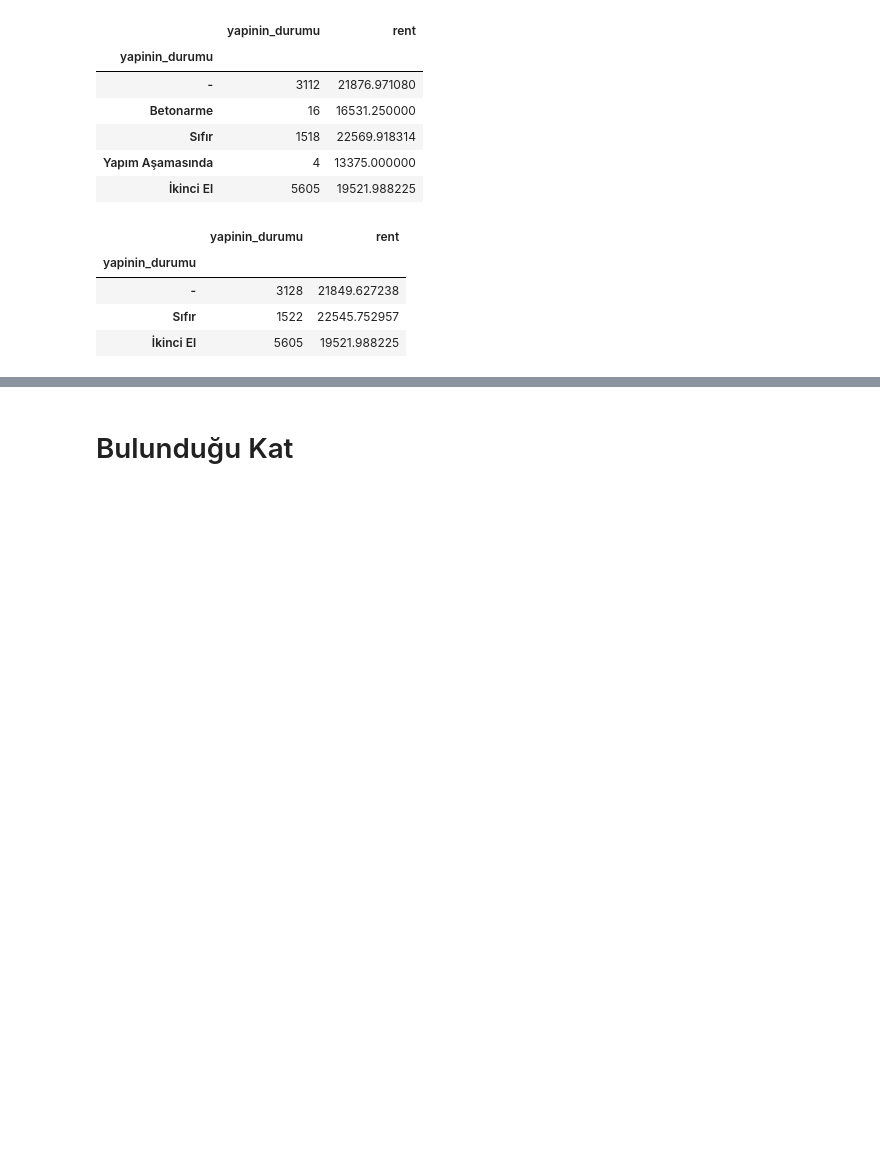
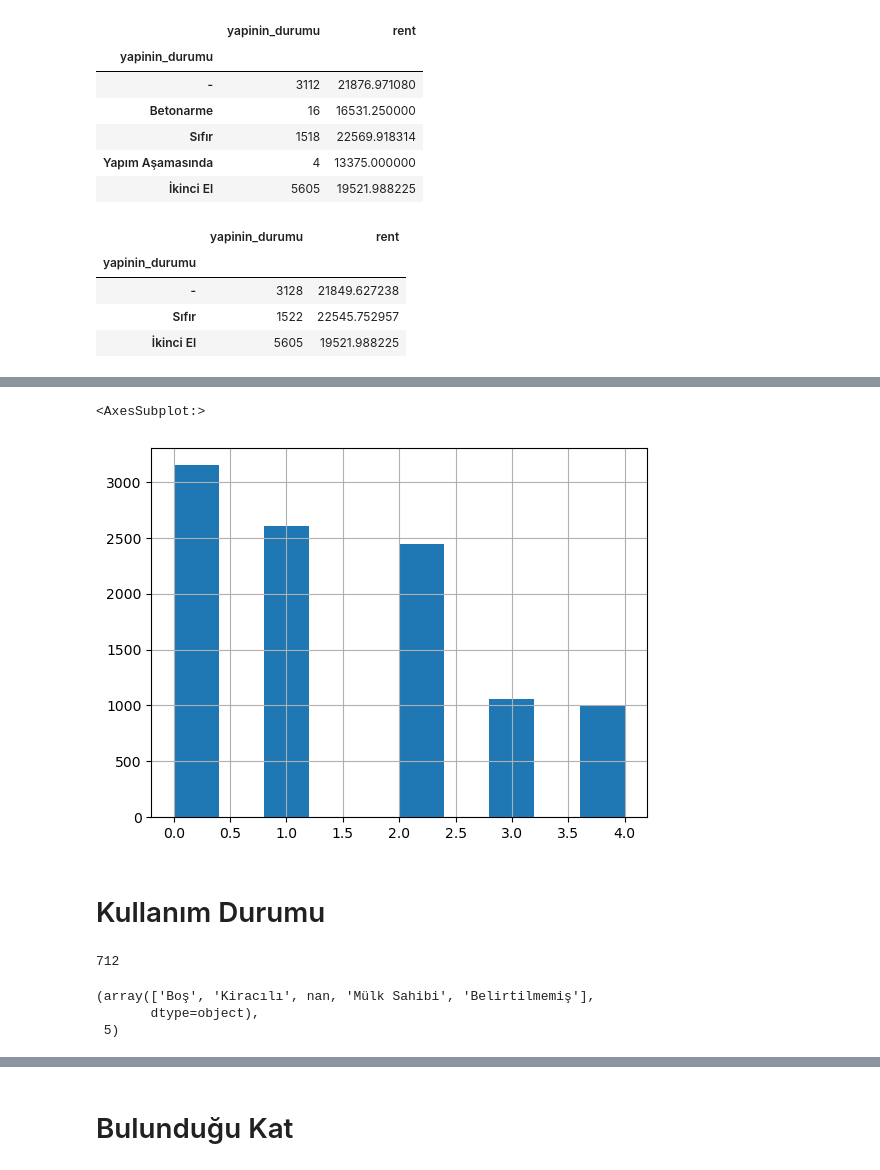
Before and after one commit to utkuboyar/istanbul_house_rent_prediction, a Jupyter notebook: EDA_regular.ipynb, the cells around one changed output, grey strips where cells are left out. Drawn from its saved outputs; the diff is of its cells as text; code cells hidden in the pictures; blank space fills up the shorter version.

```diff
--- a/EDA_regular.ipynb
+++ b/EDA_regular.ipynb
@@ -1019,0 +1056,3 @@ df.rename(columns={'yakit_tipi':'count', 'rent':'mean_rent'})
+# %%
+df['binned_yakit_tipi'] = df['yakit_tipi'].map(categories_map)
+df[['yakit_tipi', 'binned_yakit_tipi']]
@@ -1019,0 +1079,18 @@ df.rename(columns={'yakit_tipi':'count', 'rent':'mean_rent'})
+# %%
+cephe={"Doğu":[],"Batı":[],"Kuzey":[],"Güney":[]}
+for _, row in df.iterrows():
+    for c in cephe:
+            cephe[c].append(False)
+    if isinstance(row["Cephe"], str):  #if not nan
+        for i in row["Cephe"].split(","):
+            j=i.replace(" ","")
+            cephe[j][-1]= True
+# %%
+df['dogu']=cephe["Doğu"]
+df['bati']=cephe["Batı"]
+df['kuzey']=cephe["Kuzey"]
+df['guney']=cephe["Güney"]
+# %%
+df['cephe_sayisi'] = df[['dogu', 'bati', 'kuzey', 'guney']].sum(axis=1)
+df['cephe=nan'] = df['cephe_sayisi'] == 0
+df[['Cephe', 'dogu', 'bati', 'kuzey', 'guney', 'cephe=nan', 'cephe_sayisi']]
@@ -1019,0 +1111,17 @@ df.rename(columns={'yakit_tipi':'count', 'rent':'mean_rent'})
+# %%
+df['cephe_sayisi'].hist()
+# %% [output]
+<AxesSubplot:>
+[figure, added]
+# %% [markdown]
+# Kullanım Durumu
+# %%
+df['Kullanım Durumu'].isna().sum()
+# %% [output]
+712
+# %%
+df['Kullanım Durumu'].unique(), len(df['Kullanım Durumu'].unique())
+# %% [output]
+(array(['Boş', 'Kiracılı', nan, 'Mülk Sahibi', 'Belirtilmemiş'],
+       dtype=object),
+ 5)
```
Also changed, not shown: parts of 90 cells of this notebook, 3 other files.
